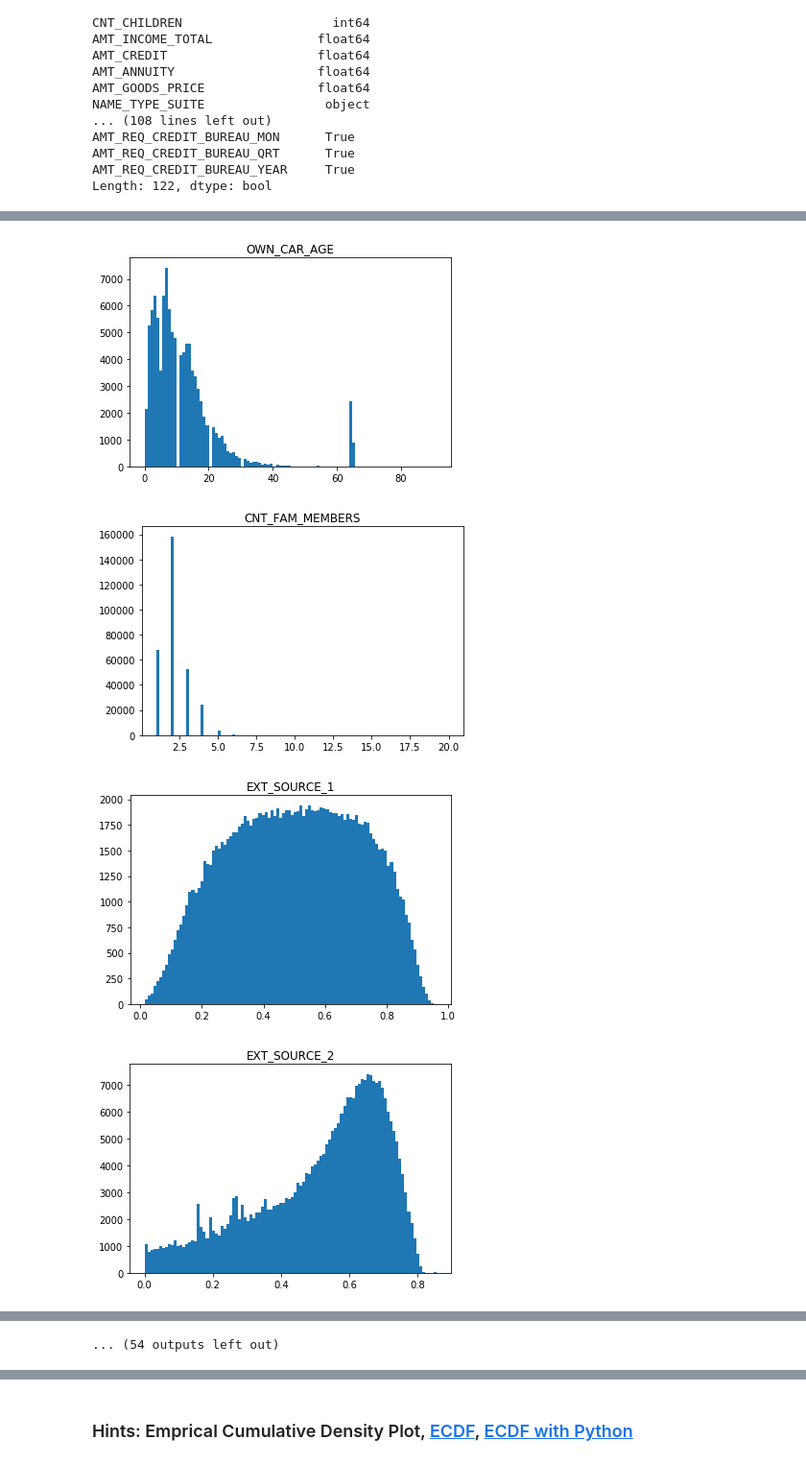
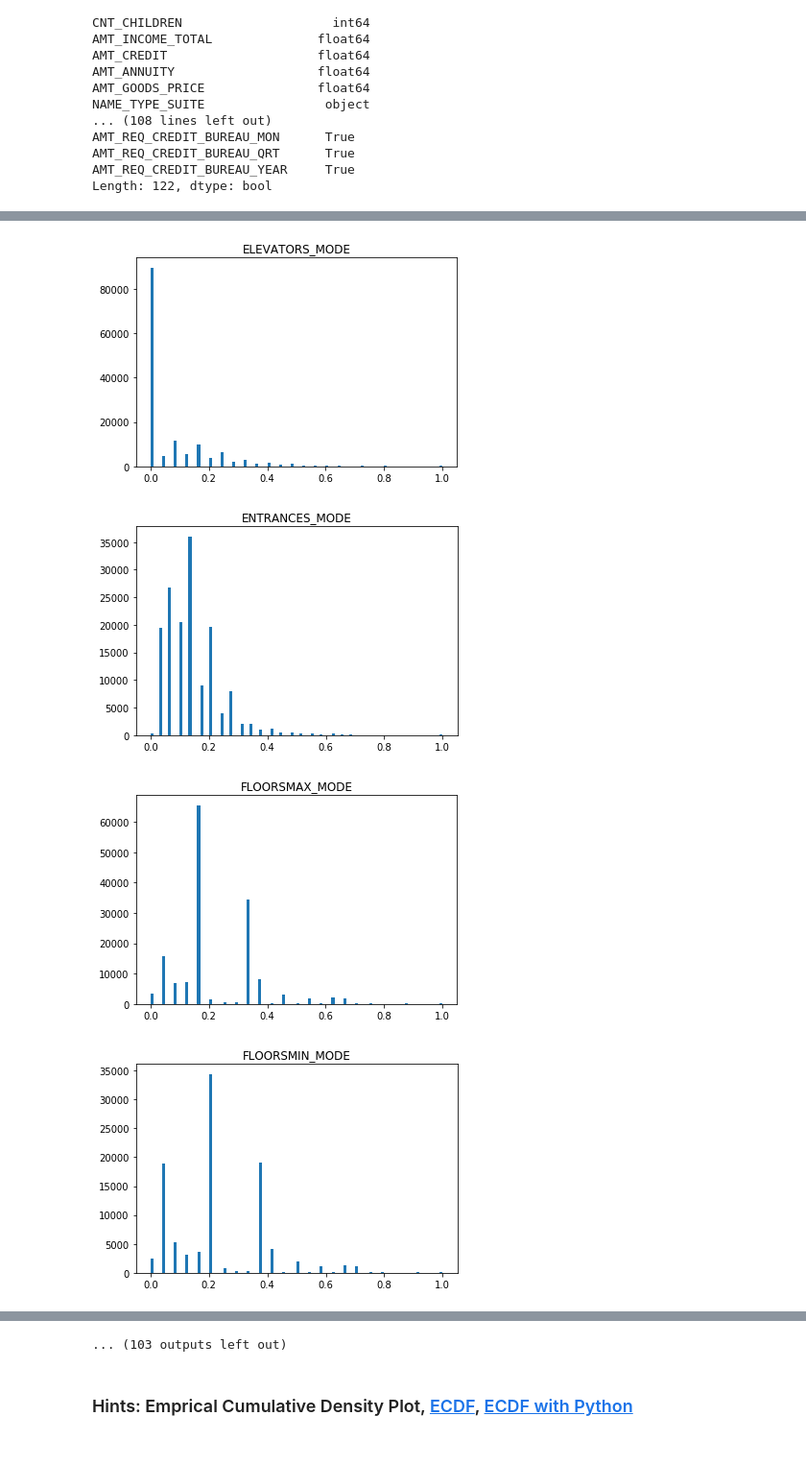
Before and after one commit to jcjcchang/2nd-ML100Days, a Jupyter notebook: homework/Day_006_HW.ipynb, the cells around one changed output, grey strips where cells are left out. Shown at 96% size. Cells and saved outputs as stored; diff of their text form; code cells hidden in the pictures.

```diff
--- a/homework/Day_006_HW.ipynb
+++ b/homework/Day_006_HW.ipynb
@@ -81,7 +77,7 @@ Length: 122, dtype: bool
 #YOUR CODE HERE, fill correct data types (for example str, float, int, ...)
 
 #dtype_select = ['int64','float64']
-#dtype_select = [np.dtype('int64'), np.dtype('float64')]
+dtype_select = [np.dtype('int64'), np.dtype('float64')]
 #dtypes.isin 當中要放的是是 dtype 的型態，而不是字串，所以必須這麼寫會比較好：
 #app_train.dtypes.isin([np.dtype('int64'), np.dtype('float64')])
 
@@ -113,4 +106,4 @@ Numbers of remain columns 65
-[figure, old version]
+[figure, new version]
-[figure, old version]
+[figure, new version]
-[figure, old version]
+[figure, new version]
-[figure, old version]
+[figure, new version]
@@ -118 +110,0 @@ Numbers of remain columns 65
-... (54 outputs left out)
@@ -119,3 +112,4 @@ Numbers of remain columns 65
+... (103 outputs left out)
 # %%
 # 從上面的圖檢查的結果，至少這三個欄位好像有點可疑
 
```
Also changed, not shown: parts of 5 cells of this notebook.
